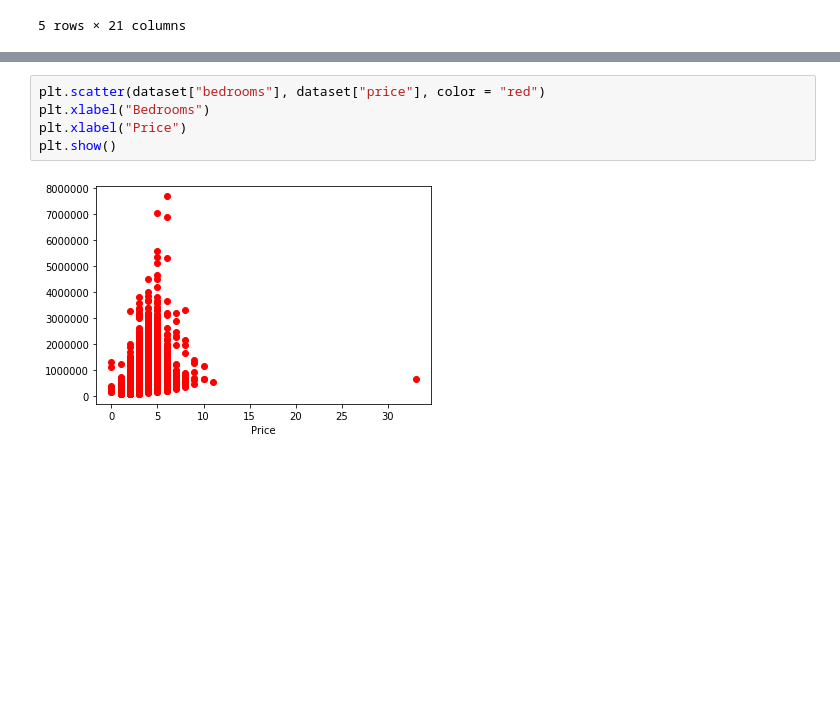
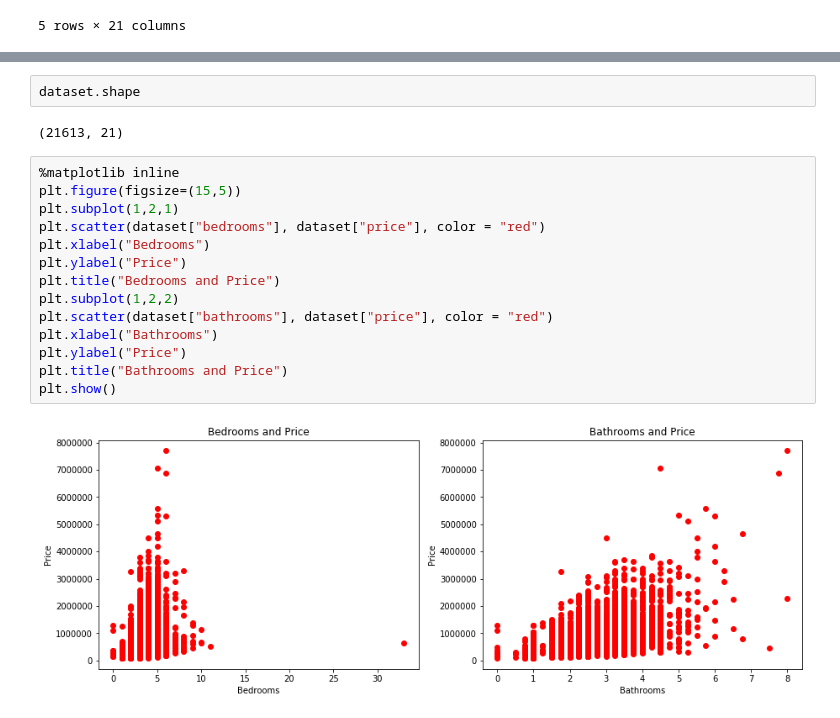
Before and after one commit to thongvhoang/Statistical-Machine-Learning, a Jupyter notebook: Learn-simple-linear-regression/House-sales-prediction/Predict-House-Sales-in-King-County-USA.ipynb, the cells around one changed output, grey strips where cells are left out. Cells and saved outputs as stored; diff of their text form; blank space fills up the shorter version.

```diff
--- a/Learn-simple-linear-regression/House-sales-prediction/Predict-House-Sales-in-King-County-USA.ipynb
+++ b/Learn-simple-linear-regression/House-sales-prediction/Predict-House-Sales-in-King-County-USA.ipynb
@@ -53,11 +53,24 @@ dataset.describe()
 | 50% | 3.904930e+09 | 4.500000e+05 | 3.000000 | 2.250000 | 1910.000000 | 7.618000e+03 | 1.500000 | 0.000000 | 0.000000 | 3.000000 | ... |
 | 75% | 7.308900e+09 | 6.450000e+05 | 4.000000 | 2.500000 | 2550.000000 | 1.068800e+04 | 2.000000 | 0.000000 | 0.000000 | 4.000000 | ... |
 | max | 9.900000e+09 | 7.700000e+06 | 33.000000 | 8.000000 | 13540.000000 | 1.651359e+06 | 3.500000 | 1.000000 | 4.000000 | 5.000000 | ... |
-# %%
-plt.scatter(dataset["bedrooms"], dataset["price"], color = "red")
-plt.xlabel("Bedrooms")
-plt.xlabel("Price")
-plt.show()
-# %% [output]
-[figure, removed]
+# %%
+dataset.shape
+# %% [output]
+(21613, 21)
+# %%
+%matplotlib inline
+plt.figure(figsize=(15,5))
+plt.subplot(1,2,1)
+plt.scatter(dataset["bedrooms"], dataset["price"], color = "red")
+plt.xlabel("Bedrooms")
+plt.ylabel("Price")
+plt.title("Bedrooms and Price")
+plt.subplot(1,2,2)
+plt.scatter(dataset["bathrooms"], dataset["price"], color = "red")
+plt.xlabel("Bathrooms")
+plt.ylabel("Price")
+plt.title("Bathrooms and Price")
+plt.show()
+# %% [output]
+[figure, added]
 # %%
```
Also changed, not shown: parts of 4 cells of this notebook, 11 other files.
